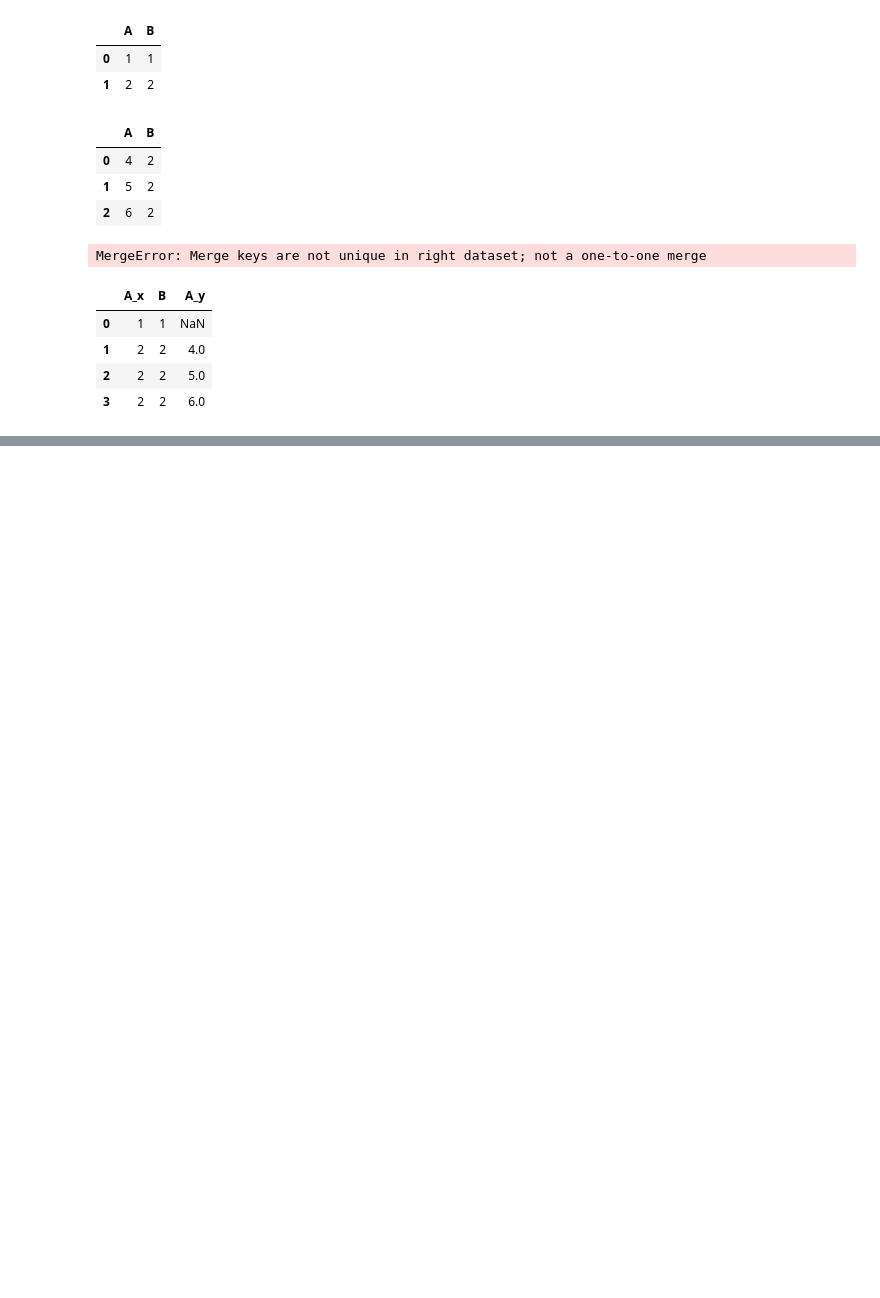
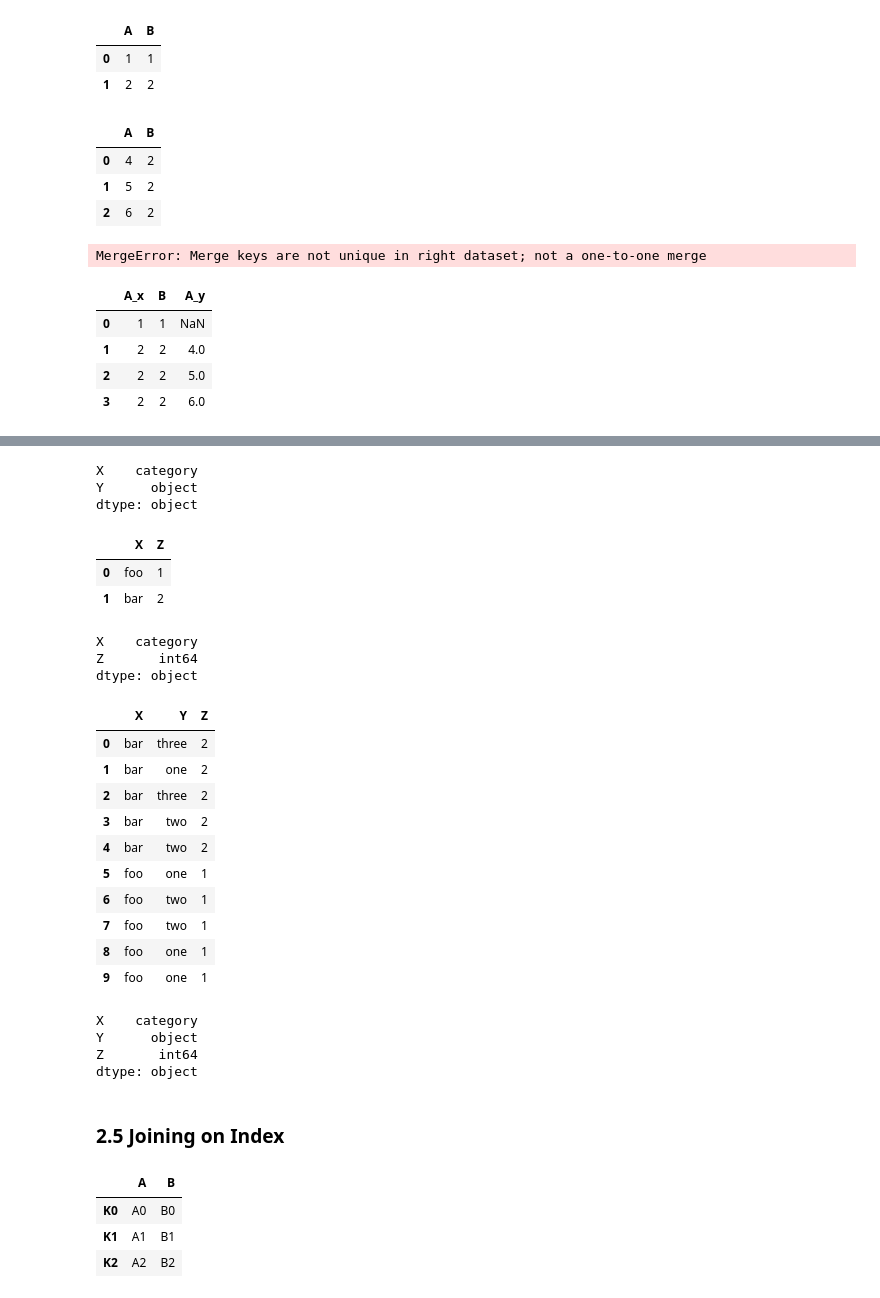
Before and after one commit to Miguel-T24/Pandas-and-Numpy-Concepts, a Jupyter notebook: Pandas/concepts/concatenating.ipynb, the cells around one changed output, grey strips where cells are left out. Cells and saved outputs as stored; diff of their text form; code cells hidden in the pictures; blank space fills up the shorter version.

```diff
--- a/Pandas/concepts/concatenating.ipynb
+++ b/Pandas/concepts/concatenating.ipynb
@@ -617,0 +690,11 @@ pd.merge(left, right, on="B", how="outer", validate="one_to_many")
+# %%
+from pandas.api.types import CategoricalDtype
+import numpy as np
+
+X = pd.Series(np.random.choice(["foo", "bar"], size=(10,)))
+
+X = X.astype(CategoricalDtype(categories=["foo", "bar"]))
+
+left = pd.DataFrame(
+    {"X": X, "Y": np.random.choice(["one", "two", "three"], size=(10,))}
+)
@@ -617,0 +715,60 @@ pd.merge(left, right, on="B", how="outer", validate="one_to_many")
+# %%
+left.dtypes
+# %% [output]
+X    category
+Y      object
+dtype: object
+# %%
+right = pd.DataFrame(
+    {
+        "X": pd.Series(["foo", "bar"], dtype=CategoricalDtype(["foo", "bar"])),
+        "Z": [1, 2],
+    }
+)
+# %%
+right
+# %% [output]
+|  | X | Z |
+| 0 | foo | 1 |
+| 1 | bar | 2 |
+# %%
+right.dtypes
+# %% [output]
+X    category
+Z       int64
+dtype: object
+# %%
+# Merge result
+result = pd.merge(left,right,how='outer')
+result
+# %% [output]
+|  | X | Y | Z |
+| 0 | bar | three | 2 |
+| 1 | bar | one | 2 |
+| 2 | bar | three | 2 |
+| 3 | bar | two | 2 |
+| 4 | bar | two | 2 |
+| 5 | foo | one | 1 |
+| 6 | foo | two | 1 |
+| 7 | foo | two | 1 |
+| 8 | foo | one | 1 |
+| 9 | foo | one | 1 |
+# %%
+result.dtypes
+# %% [output]
+X    category
+Y      object
+Z       int64
+dtype: object
+# %% [markdown]
+### 2.5 Joining on Index
+# %%
+left = pd.DataFrame(
+    {"A": ["A0", "A1", "A2"], "B": ["B0", "B1", "B2"]}, index=["K0", "K1", "K2"]
+)
+left
+# %% [output]
+|  | A | B |
+| K0 | A0 | B0 |
+| K1 | A1 | B1 |
+| K2 | A2 | B2 |
```
Also changed, not shown: parts of 29 cells of this notebook.
